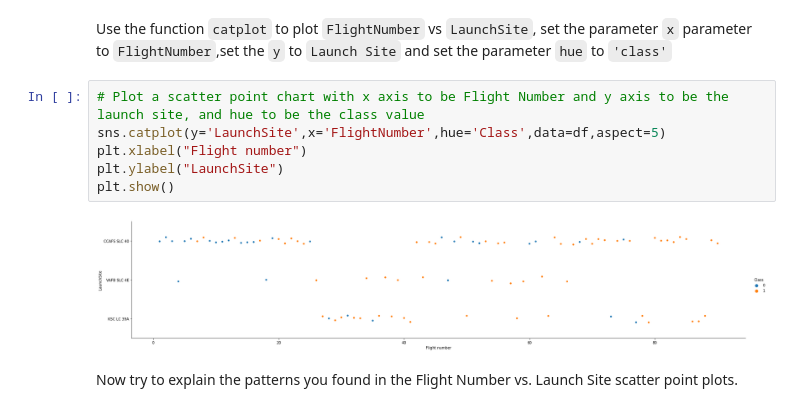
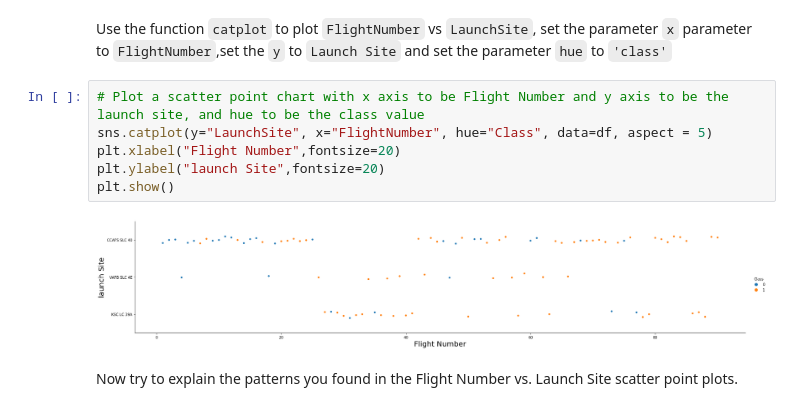
Before and after one commit to Albekhine/DataScience_Final_Project, a Jupyter notebook: EDA with Visualization lab.ipynb, the cells around one changed output. Cells and saved outputs as stored; diff of their text form.

```diff
--- a/EDA with Visualization lab.ipynb
+++ b/EDA with Visualization lab.ipynb
@@ -84,12 +84,12 @@ Next, let's drill down to each site visualize its detailed launch records.
 Use the function <code>catplot</code> to plot <code>FlightNumber</code> vs <code>LaunchSite</code>, set the  parameter <code>x</code>  parameter to <code>FlightNumber</code>,set the  <code>y</code> to <code>Launch Site</code> and set the parameter <code>hue</code> to <code>'class'</code>
 # %%
 # Plot a scatter point chart with x axis to be Flight Number and y axis to be the launch site, and hue to be the class value
-sns.catplot(y='LaunchSite',x='FlightNumber',hue='Class',data=df,aspect=5)
-plt.xlabel("Flight number")
-plt.ylabel("LaunchSite")
+sns.catplot(y="LaunchSite", x="FlightNumber", hue="Class", data=df, aspect = 5)
+plt.xlabel("Flight Number",fontsize=20)
+plt.ylabel("launch Site",fontsize=20)
 plt.show()
 # %% [output]
-[figure, old version]
+[figure, new version]
 # %% [markdown]
 Now try to explain the patterns you found in the Flight Number vs. Launch Site scatter point plots.
 # %% [markdown]
```
Also changed, not shown: parts of 9 cells of this notebook.
